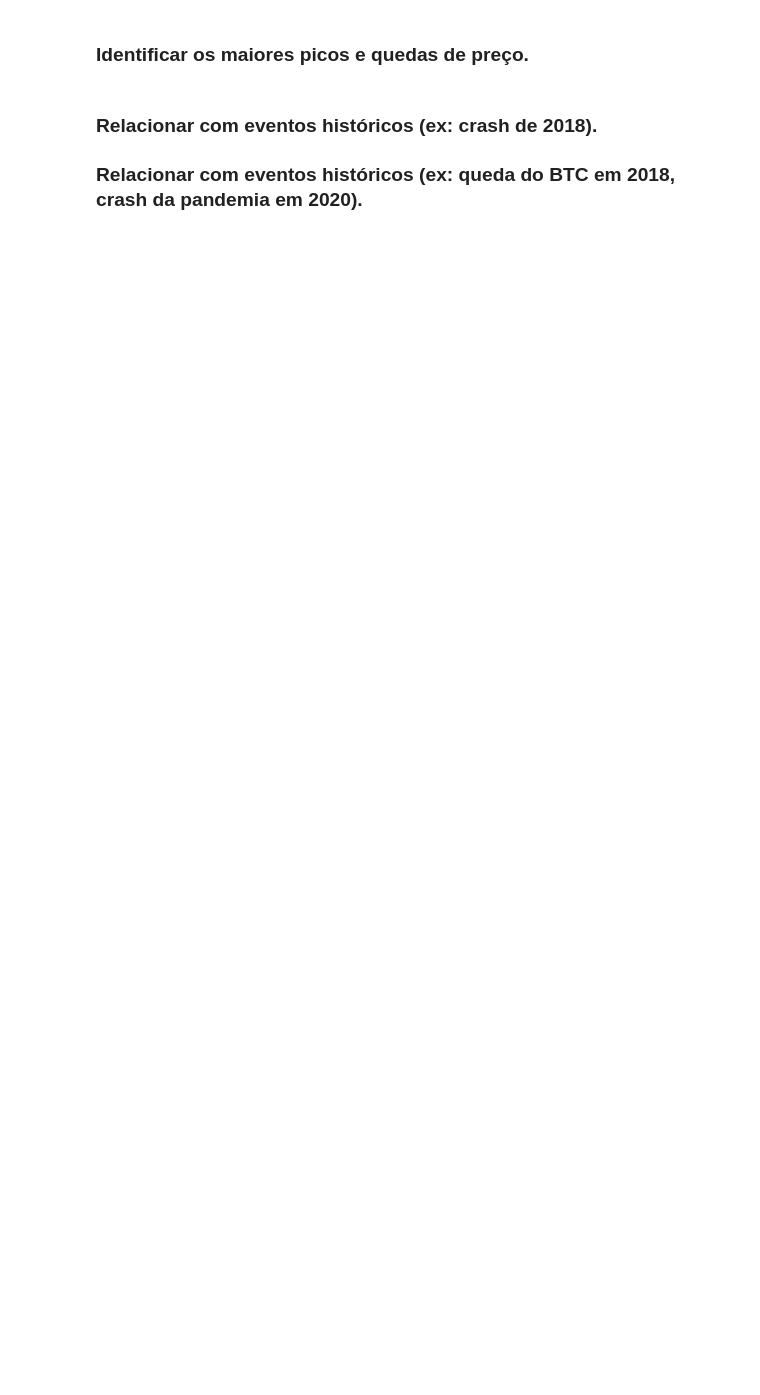
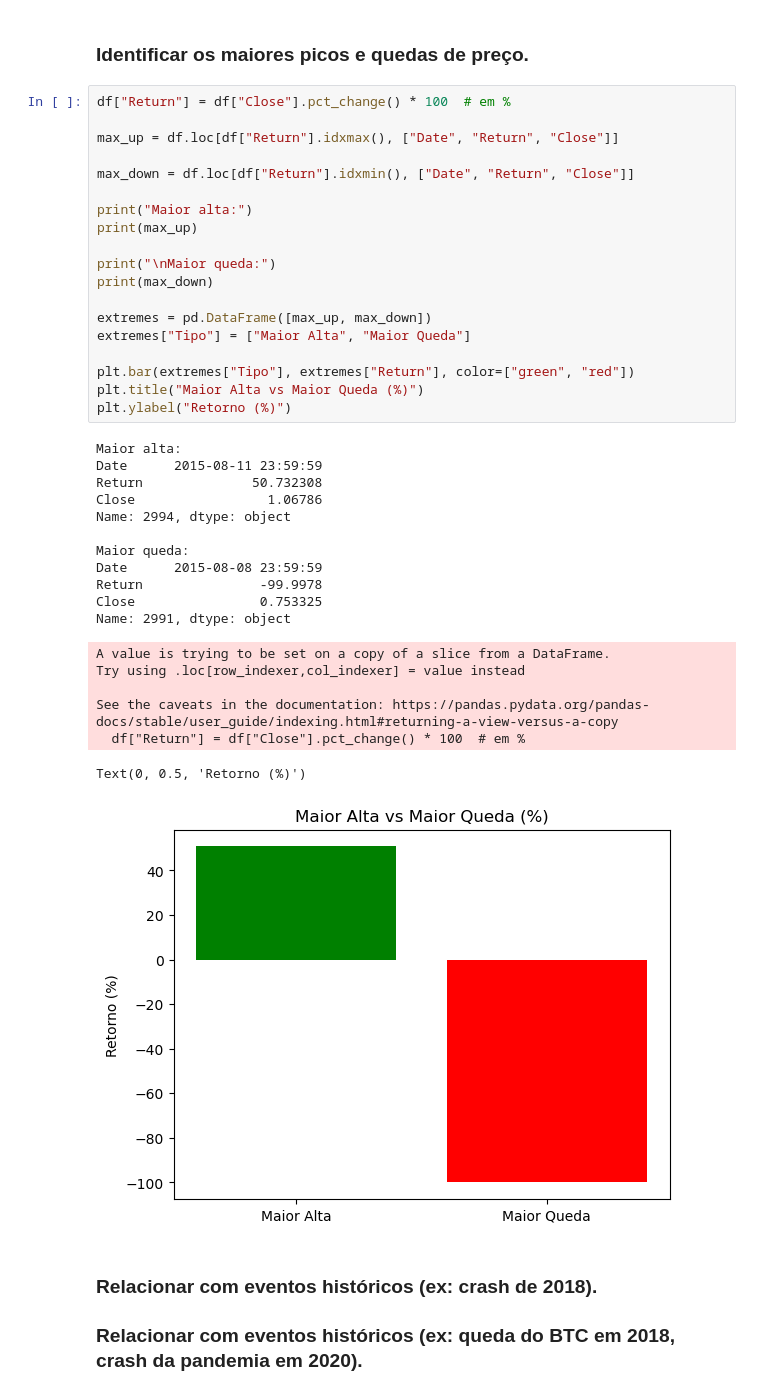
Before and after one commit to kiovaz/crypto-dashboard-eda, a Jupyter notebook: notebooks/notebook.ipynb, the cells around one changed output. Drawn from its saved outputs; the diff is of its cells as text; blank space fills up the shorter version.

```diff
--- a/notebooks/notebook.ipynb
+++ b/notebooks/notebook.ipynb
@@ -614,5 +648,43 @@ Volume vs Preço: 0.807
 # %% [markdown]
 ### Identificar os maiores picos e quedas de preço.
+# %%
+df["Return"] = df["Close"].pct_change() * 100  # em %
+
+max_up = df.loc[df["Return"].idxmax(), ["Date", "Return", "Close"]]
+
+max_down = df.loc[df["Return"].idxmin(), ["Date", "Return", "Close"]]
+
+print("Maior alta:")
+print(max_up)
+
+print("\nMaior queda:")
+print(max_down)
+
+extremes = pd.DataFrame([max_up, max_down])
+extremes["Tipo"] = ["Maior Alta", "Maior Queda"]
+
+plt.bar(extremes["Tipo"], extremes["Return"], color=["green", "red"])
+plt.title("Maior Alta vs Maior Queda (%)")
+plt.ylabel("Retorno (%)")
+# %% [output]
+Maior alta:
+Date      2015-08-11 23:59:59
+Return              50.732308
+Close                 1.06786
+Name: 2994, dtype: object
+
+Maior queda:
+Date      2015-08-08 23:59:59
+Return               -99.9978
+Close                0.753325
+Name: 2991, dtype: object
+A value is trying to be set on a copy of a slice from a DataFrame.
+Try using .loc[row_indexer,col_indexer] = value instead
+
+See the caveats in the documentation: https://pandas.pydata.org/pandas-docs/stable/user_guide/indexing.html#returning-a-view-versus-a-copy
+  df["Return"] = df["Close"].pct_change() * 100  # em %
+Text(0, 0.5, 'Retorno (%)')
+[figure, added]
 # %% [markdown]
 ### Relacionar com eventos históricos (ex: crash de 2018).
 ### Relacionar com eventos históricos (ex: queda do BTC em 2018, crash da pandemia em 2020).
```
Also changed, not shown: parts of 3 cells of this notebook.
